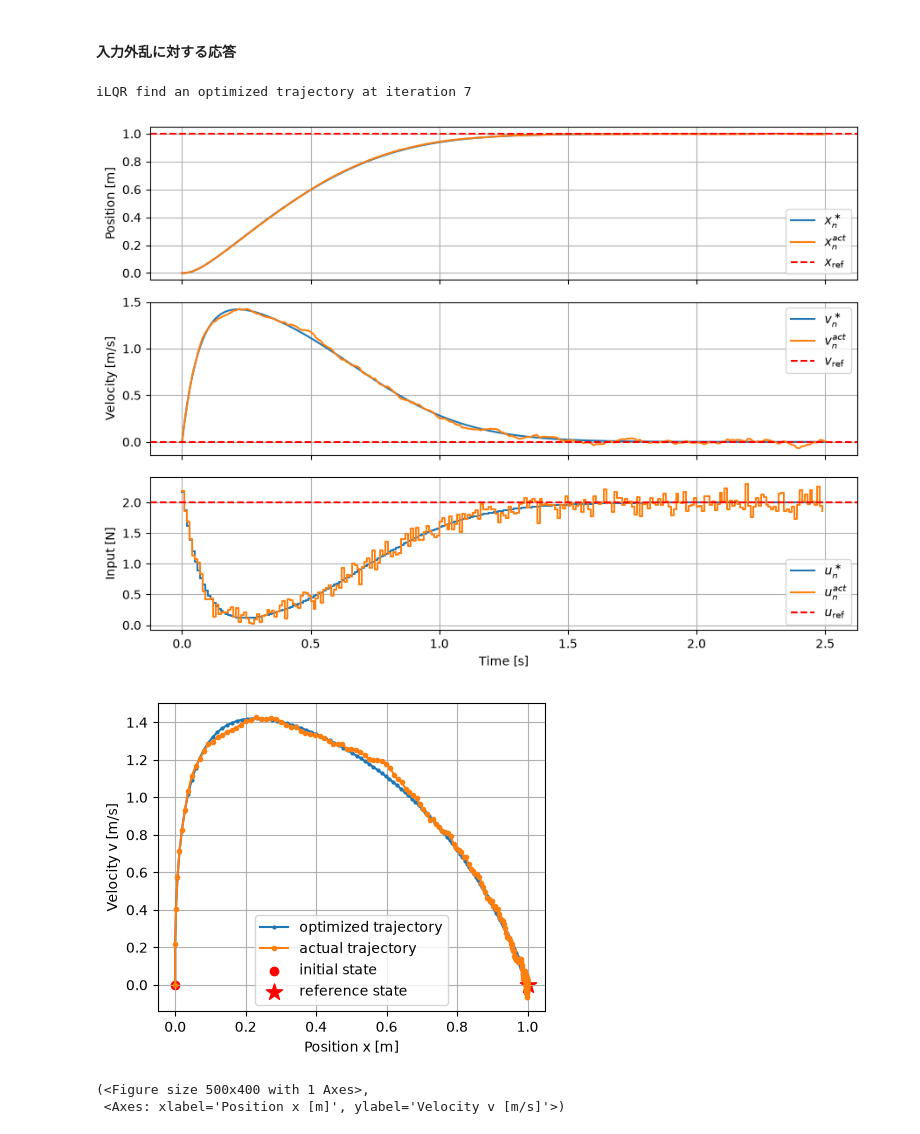
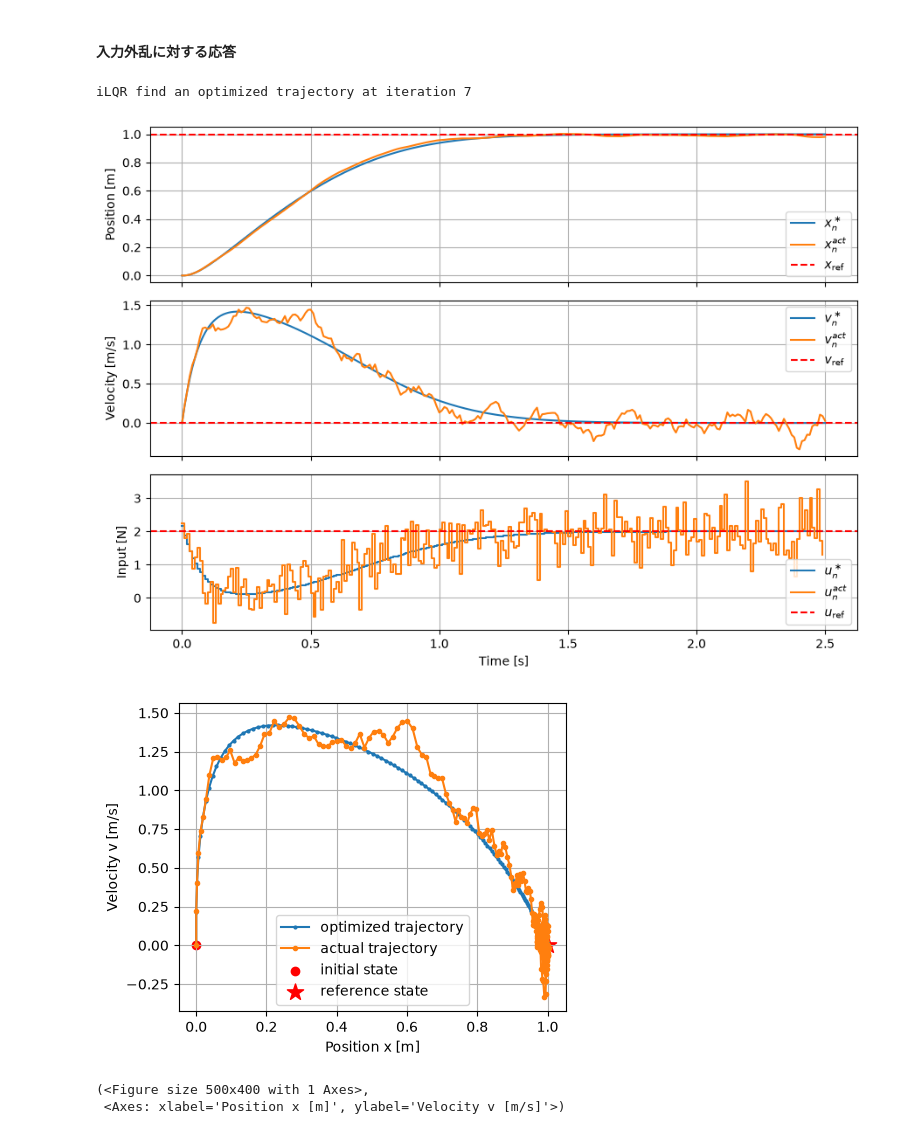
Before and after one commit to hideto008/learning_iLQR, a Jupyter notebook: notes/step7.ipynb, the cells around one changed output. Drawn from its saved outputs; the diff is of its cells as text; code cells hidden in the pictures.

```diff
--- a/notes/step7.ipynb
+++ b/notes/step7.ipynb
@@ -1716,35 +1721,35 @@ $$
 N = 250
 U_array = np.zeros((N, 1)) # 初期入力
 
 params_model = Parameters()
 
 x_ref = 1.0 # [m]
 v_ref = 0.0 # [m/s]
 u_ref = params_model.k * x_ref + params_model.k3*x_ref**3
 
 X_model = np.array([0.0, 0.0]) # 初期状態
 
 X_opt_array, U_opt_array, alpha_array, cost_array = calculate_iLQR(
     X_model, U_array, x_ref, v_ref, u_ref, params_model
 )
 
 # 基準軌道を用いた入力修正項の計算
 _, K_opt_array = backward_pass(X_opt_array, U_opt_array, x_ref, v_ref, u_ref, params_model)
 
 # 実機Simulation
 params_act = Parameters()
 X_act_init = np.array([0.0, 0.0])
 X_act_array, U_cmd_array, disturbance_array = feedback_simulation(X_opt_array, U_opt_array,
                                                                   K_opt_array,
                                                                   params_act,
                                                                   X_act_init,
-                                                                  0.1)
+                                                                  0.5)
 
 plot_feedback_trajectory(X_opt_array, U_opt_array, X_act_array, U_cmd_array, disturbance_array, params_model, x_ref, v_ref, u_ref)
 plot_feedback_phase_plane(X_opt_array, X_act_array, x_ref, v_ref)
 # %% [output]
 iLQR find an optimized trajectory at iteration 7
-[figure, old version]
+[figure, new version]
-[figure, old version]
+[figure, new version]
 (<Figure size 500x400 with 1 Axes>,
  <Axes: xlabel='Position x [m]', ylabel='Velocity v [m/s]'>)
```
Also changed, not shown: parts of 9 cells of this notebook.
